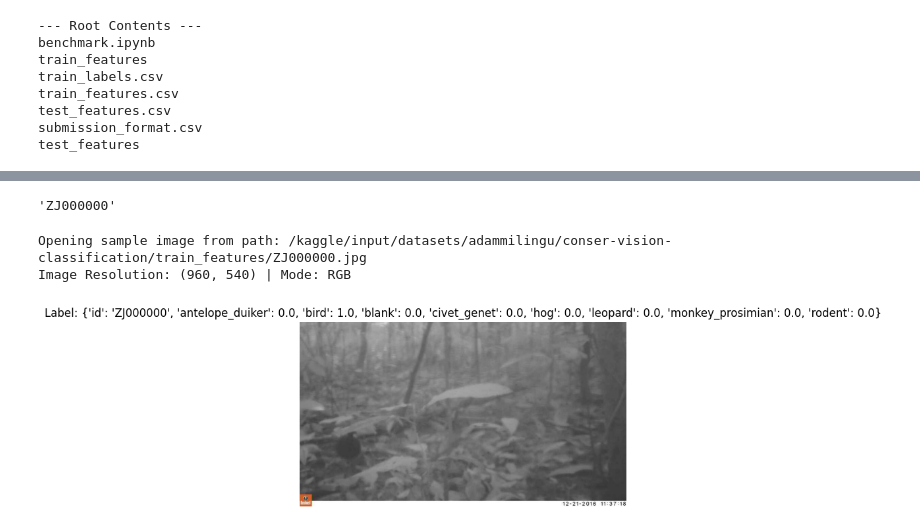
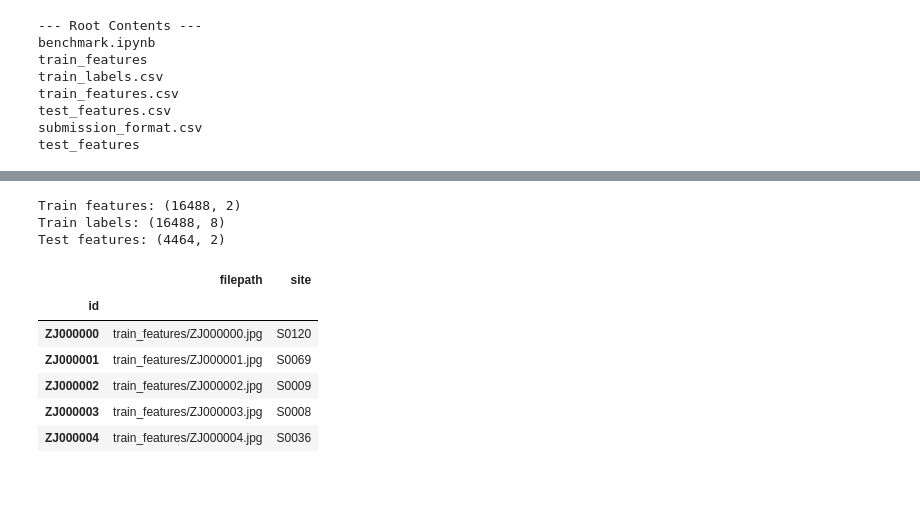
Before and after one commit to amuhammed005/conservision-wildlife-classifier, a Jupyter notebook: conservision-wildlife-classifier.ipynb, the cells around one changed output, grey strips where cells are left out. Drawn from its saved outputs; the diff is of its cells as text; code cells hidden in the pictures; blank space fills up the shorter version.

```diff
--- a/conservision-wildlife-classifier.ipynb
+++ b/conservision-wildlife-classifier.ipynb
@@ -66,33 +74,22 @@ Name: 0, dtype: object
-# %%
-# 2. Extract the image ID/name from your column
-image_filename = sample_row["id"]
-image_filename
-# %% [output]
-'ZJ000000'
-# %%
-# Map Labels to Image Paths and Open a Single Image
-
-if not image_filename.endswith('.jpg'): image_filename += '.jpg'
-
-# 3. Construct the absolute file path to the image
-train_features_dir = os.path.join(data_dir, "train_features")
-img_path = os.path.join(train_features_dir, image_filename)
-
-print(f"Opening sample image from path: {img_path}")
-
-# 4. Open and display the single image
-try:
-    img = Image.open(img_path)
-    print(f"Image Resolution: {img.size} | Mode: {img.mode}")
-
-    # Plot it
-    plt.imshow(img)
-    plt.title(f"Label: {sample_row.to_dict()}") # Displays all columns for context
-    plt.axis("off")
-    plt.show()
-except FileNotFoundError:
-    print(f"Error: Could not find image at {img_path}. Check if your folder name is 'train_features' or if the extension is missing.")
-# %% [output]
-Opening sample image from path: /kaggle/input/datasets/adammilingu/conser-vision-classification/train_features/ZJ000000.jpg
-Image Resolution: (960, 540) | Mode: RGB
-[figure, removed]
+# %%
+# Load the CSV Labels and Inspect
+train_features = pd.read_csv(os.path.join(DATA_DIR, "train_features.csv"), index_col="id")
+train_labels = pd.read_csv(os.path.join(DATA_DIR, "train_labels.csv"), index_col="id")
+test_features = pd.read_csv(os.path.join(DATA_DIR, "test_features.csv"), index_col="id")
+
+print("Train features:", train_features.shape)
+print("Train labels:", train_labels.shape)
+print("Test features:", test_features.shape)
+
+train_features.head()
+# %% [output]
+Train features: (16488, 2)
+Train labels: (16488, 8)
+Test features: (4464, 2)
+|  | filepath | site |
+| id |  |  |
+| ZJ000000 | train_features/ZJ000000.jpg | S0120 |
+| ZJ000001 | train_features/ZJ000001.jpg | S0069 |
+| ZJ000002 | train_features/ZJ000002.jpg | S0009 |
+| ZJ000003 | train_features/ZJ000003.jpg | S0008 |
+| ZJ000004 | train_features/ZJ000004.jpg | S0036 |
```
Also changed, not shown: parts of 21 cells of this notebook.
